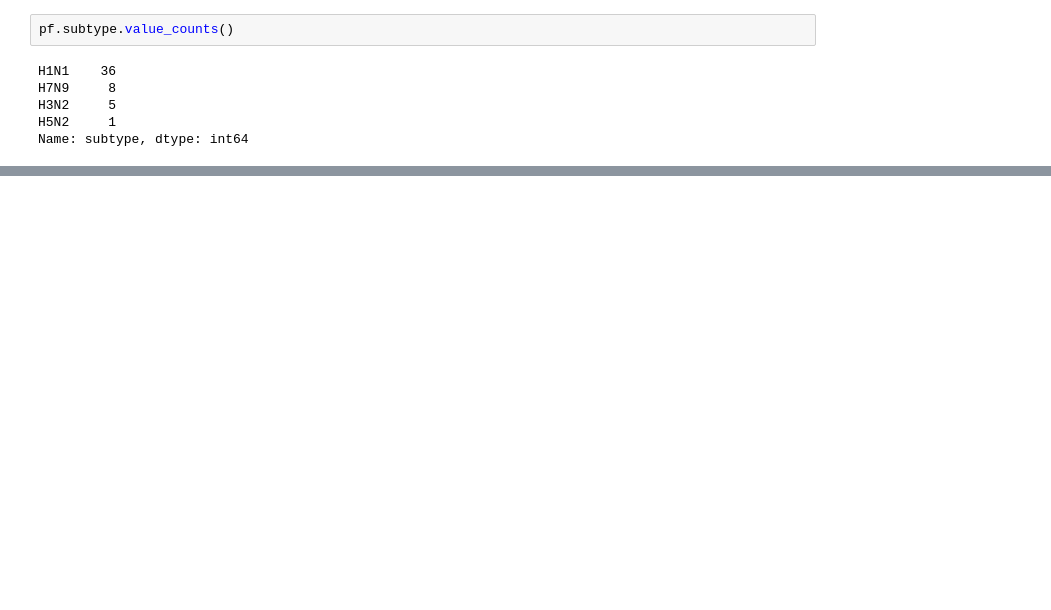
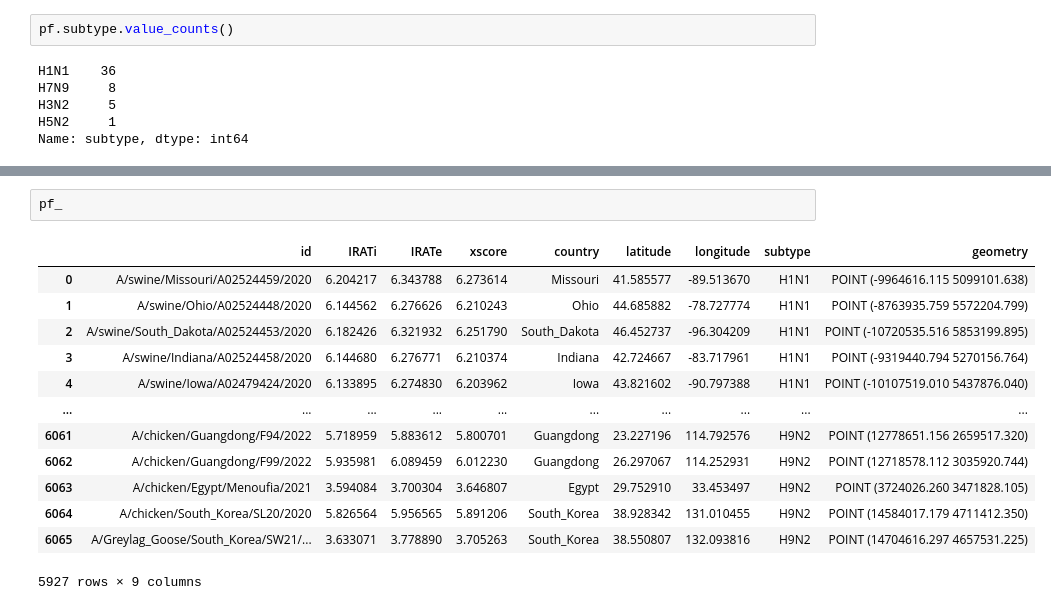
Before and after one commit to zeroknowledgediscovery/emergenet, a Jupyter notebook: irat_qnet/preddata/georisk.ipynb, the cells around one changed output, grey strips where cells are left out. Cells and saved outputs as stored; diff of their text form; blank space fills up the shorter version.

```diff
--- a/irat_qnet/preddata/georisk.ipynb
+++ b/irat_qnet/preddata/georisk.ipynb
@@ -478,0 +493,16 @@ ax1.set_axis_off()
+# %%
+pf_
+# %% [output]
+|  | id | IRATi | IRATe | xscore | country | latitude | longitude | subtype | geometry |
+| 0 | A/swine/Missouri/A02524459/2020 | 6.204217 | 6.343788 | 6.273614 | Missouri | 41.585577 | -89.513670 | H1N1 | POINT (-9964616.115 5099101.638) |
+| 1 | A/swine/Ohio/A02524448/2020 | 6.144562 | 6.276626 | 6.210243 | Ohio | 44.685882 | -78.727774 | H1N1 | POINT (-8763935.759 5572204.799) |
+| 2 | A/swine/South_Dakota/A02524453/2020 | 6.182426 | 6.321932 | 6.251790 | South_Dakota | 46.452737 | -96.304209 | H1N1 | POINT (-10720535.516 5853199.895) |
+| 3 | A/swine/Indiana/A02524458/2020 | 6.144680 | 6.276771 | 6.210374 | Indiana | 42.724667 | -83.717961 | H1N1 | POINT (-9319440.794 5270156.764) |
+| 4 | A/swine/Iowa/A02479424/2020 | 6.133895 | 6.274830 | 6.203962 | Iowa | 43.821602 | -90.797388 | H1N1 | POINT (-10107519.010 5437876.040) |
+| ... | ... | ... | ... | ... | ... | ... | ... | ... | ... |
+| 6061 | A/chicken/Guangdong/F94/2022 | 5.718959 | 5.883612 | 5.800701 | Guangdong | 23.227196 | 114.792576 | H9N2 | POINT (12778651.156 2659517.320) |
+| 6062 | A/chicken/Guangdong/F99/2022 | 5.935981 | 6.089459 | 6.012230 | Guangdong | 26.297067 | 114.252931 | H9N2 | POINT (12718578.112 3035920.744) |
+| 6063 | A/chicken/Egypt/Menoufia/2021 | 3.594084 | 3.700304 | 3.646807 | Egypt | 29.752910 | 33.453497 | H9N2 | POINT (3724026.260 3471828.105) |
+| 6064 | A/chicken/South_Korea/SL20/2020 | 5.826564 | 5.956565 | 5.891206 | South_Korea | 38.928342 | 131.010455 | H9N2 | POINT (14584017.179 4711412.350) |
+| 6065 | A/Greylag_Goose/South_Korea/SW21/... | 3.633071 | 3.778890 | 3.705263 | South_Korea | 38.550807 | 132.093816 | H9N2 | POINT (14704616.297 4657531.225) |
+5927 rows × 9 columns
```
Also changed, not shown: parts of 4 cells of this notebook.
